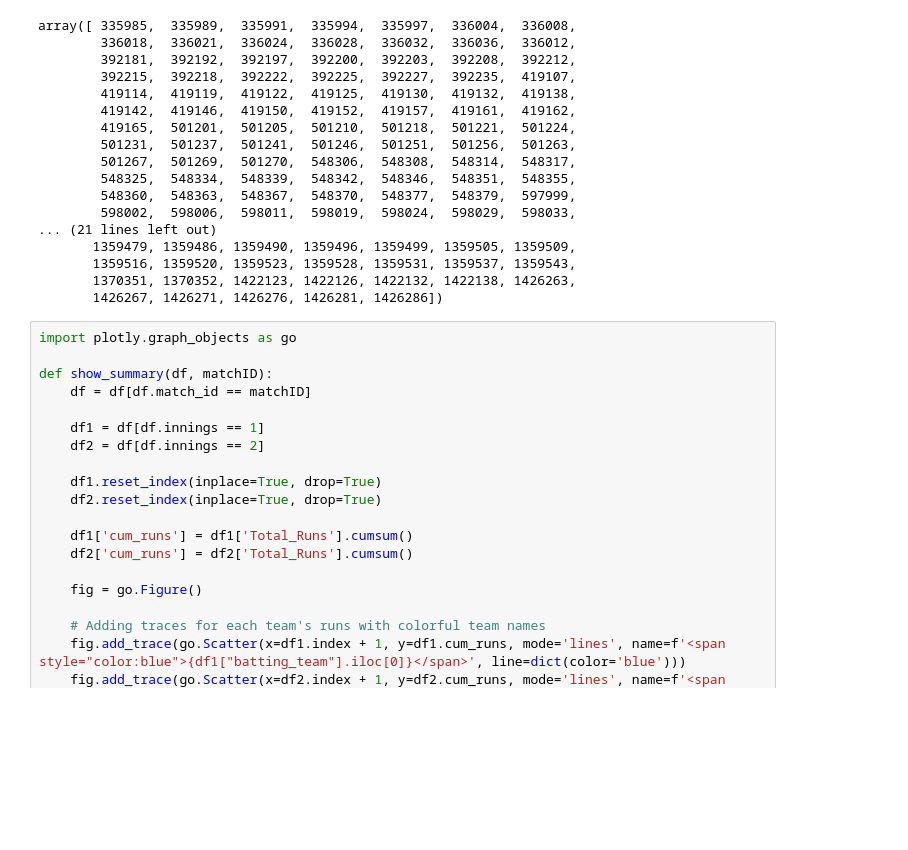
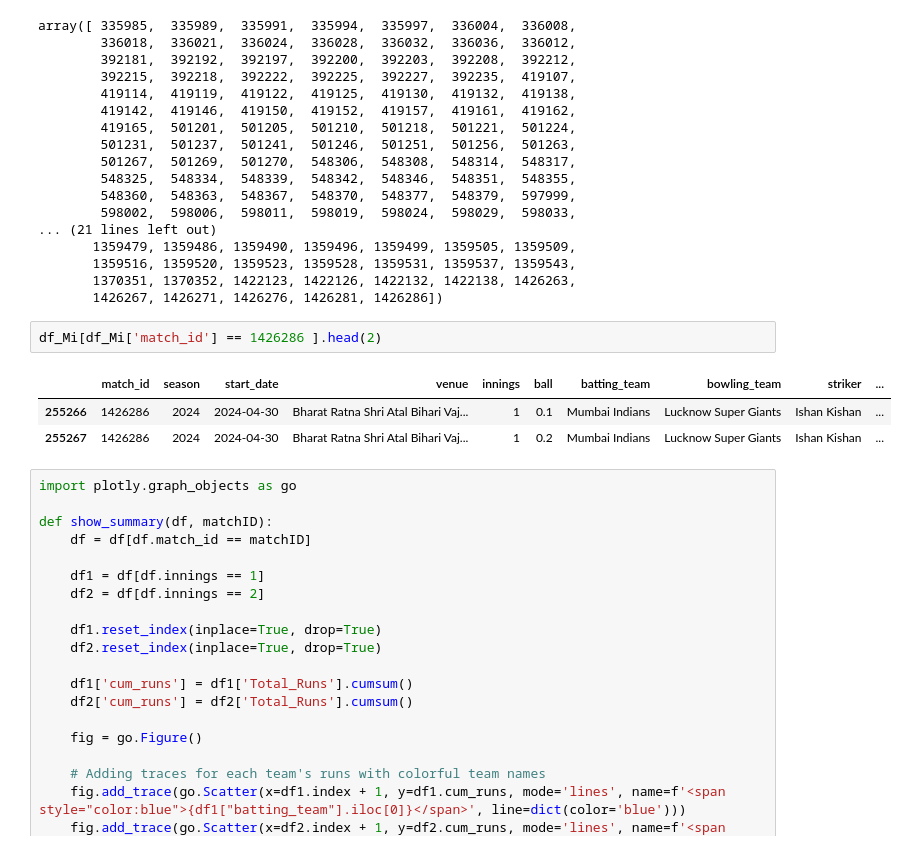
Before and after one commit to GaneshPatilDS/Runs_Progression_Chart, a Jupyter notebook: Runs_Progression_chart.ipynb, the cells around one changed output. Cells and saved outputs as stored; diff of their text form; blank space fills up the shorter version.

```diff
--- a/Runs_Progression_chart.ipynb
+++ b/Runs_Progression_chart.ipynb
@@ -80,6 +80,12 @@ array([ 335985,  335989,  335991,  335994,  335997,  336004,  336008,
        1359516, 1359520, 1359523, 1359528, 1359531, 1359537, 1359543,
        1370351, 1370352, 1422123, 1422126, 1422132, 1422138, 1426263,
        1426267, 1426271, 1426276, 1426281, 1426286])
+# %%
+df_Mi[df_Mi['match_id'] == 1426286 ].head(2)
+# %% [output]
+|  | match_id | season | start_date | venue | innings | ball | batting_team | bowling_team | striker | ... |
+| 255266 | 1426286 | 2024 | 2024-04-30 | Bharat Ratna Shri Atal Bihari Vaj... | 1 | 0.1 | Mumbai Indians | Lucknow Super Giants | Ishan Kishan | ... |
+| 255267 | 1426286 | 2024 | 2024-04-30 | Bharat Ratna Shri Atal Bihari Vaj... | 1 | 0.2 | Mumbai Indians | Lucknow Super Giants | Ishan Kishan | ... |
 # %%
 import plotly.graph_objects as go
 
```
